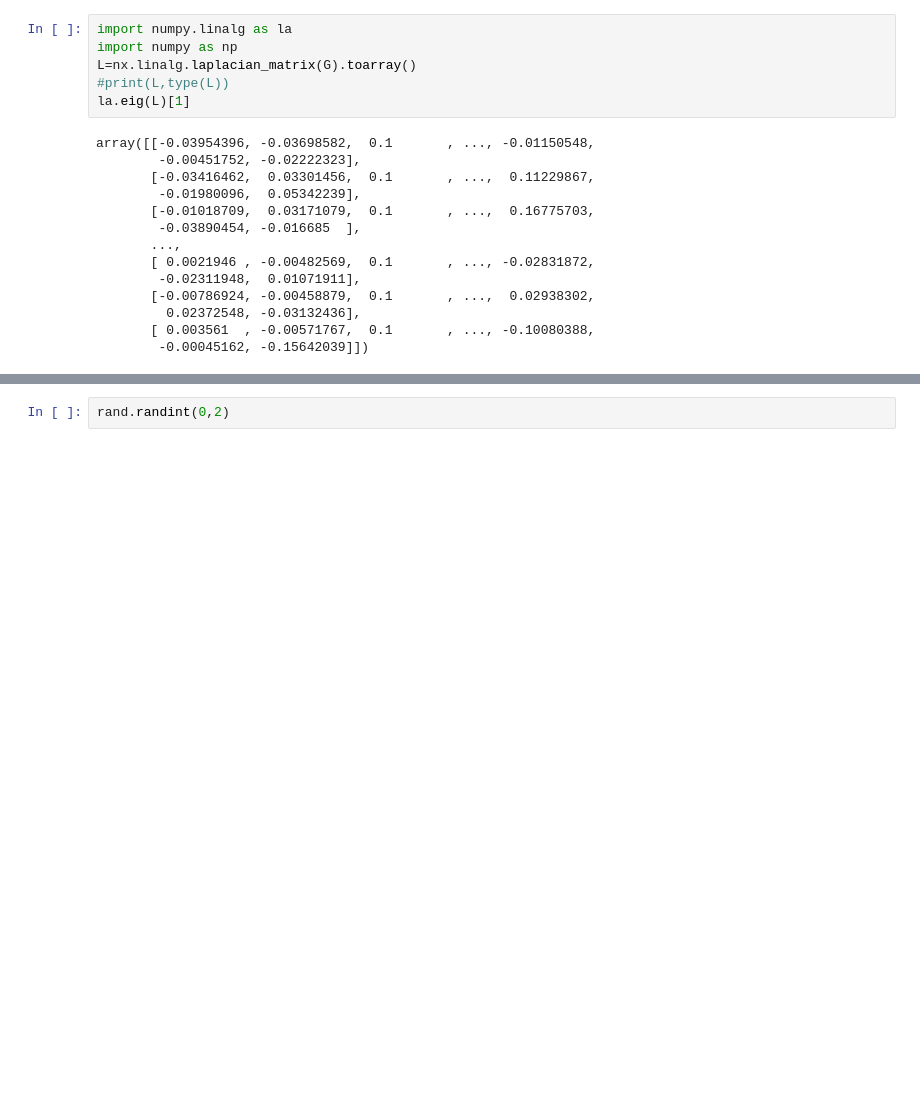
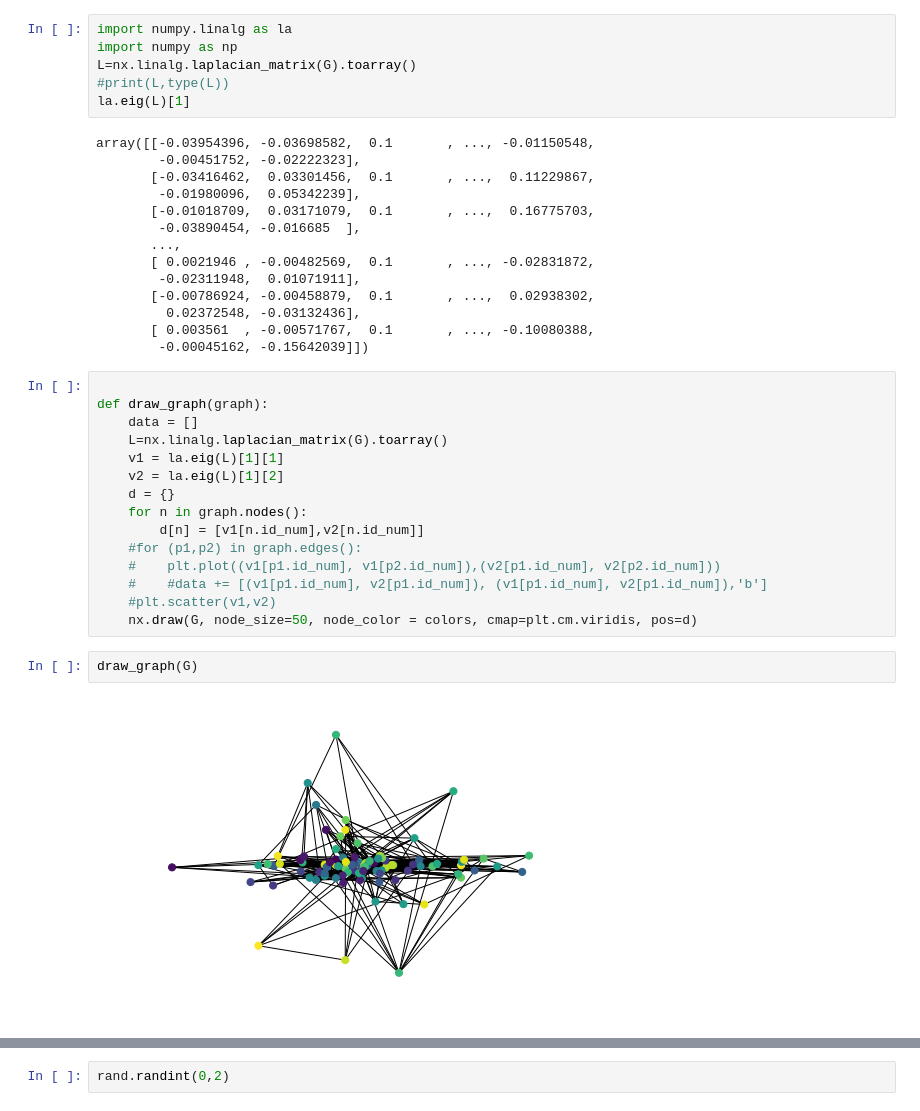
Before and after one commit to holdenlee/network-dynamics, a Jupyter notebook: Recommendation friends to reduce polarization.ipynb, the cells around one changed output, grey strips where cells are left out. Cells and saved outputs as stored; diff of their text form; blank space fills up the shorter version.

```diff
--- a/Recommendation friends to reduce polarization.ipynb
+++ b/Recommendation friends to reduce polarization.ipynb
@@ -148,6 +150,25 @@ array([[-0.03954396, -0.03698582,  0.1       , ..., -0.01150548,
          0.02372548, -0.03132436],
        [ 0.003561  , -0.00571767,  0.1       , ..., -0.10080388,
         -0.00045162, -0.15642039]])
+# %%
+
+def draw_graph(graph):
+    data = []
+    L=nx.linalg.laplacian_matrix(G).toarray()
+    v1 = la.eig(L)[1][1]
+    v2 = la.eig(L)[1][2]
+    d = {}
+    for n in graph.nodes():
+        d[n] = [v1[n.id_num],v2[n.id_num]]
+    #for (p1,p2) in graph.edges():
+    #    plt.plot((v1[p1.id_num], v1[p2.id_num]),(v2[p1.id_num], v2[p2.id_num]))
+    #    #data += [(v1[p1.id_num], v2[p1.id_num]), (v1[p1.id_num], v2[p1.id_num]),'b']
+    #plt.scatter(v1,v2)
+    nx.draw(G, node_size=50, node_color = colors, cmap=plt.cm.viridis, pos=d)
+# %%
+draw_graph(G)
+# %% [output]
+[figure, added]
 # %%
 G = nx.Graph()
 G.add_nodes_from([1,2,3,4,5,6])
```
Also changed, not shown: parts of 5 cells of this notebook, 1 other file.
